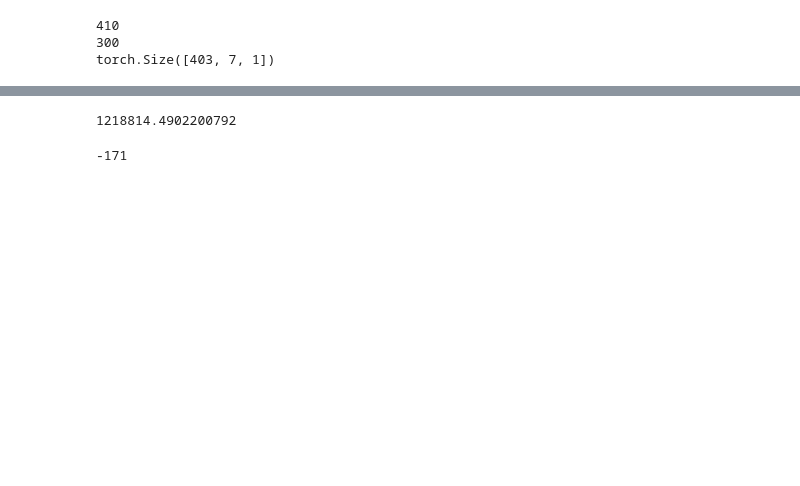
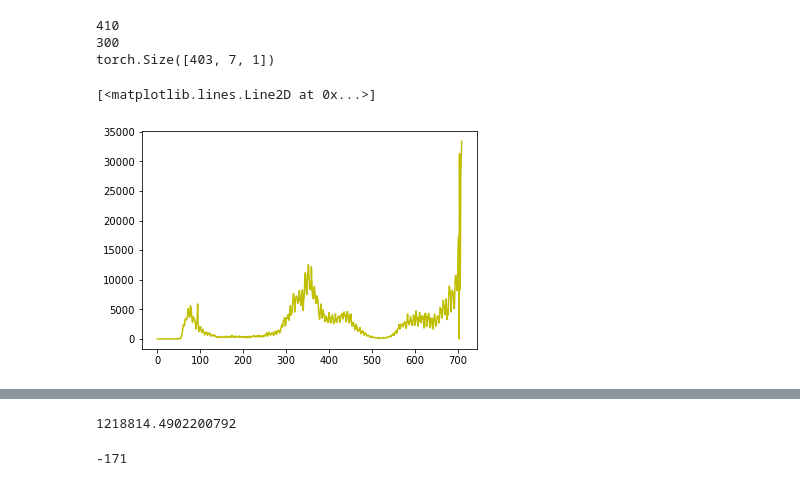
Before and after one commit to GoodrainCN/Covid_Trend, a Jupyter notebook: polynomial.ipynb, the cells around one changed output, grey strips where cells are left out. Saved outputs shown, nothing was run; the diff lists cells and outputs as text; code cells hidden in the pictures; blank space fills up the shorter version.

```diff
--- a/polynomial.ipynb
+++ b/polynomial.ipynb
@@ -67,5 +67,18 @@ test_y = (torch.tensor(t_y).float() / 1000.).reshape(-1, 1).to(device)
 410
 300
 torch.Size([403, 7, 1])
+# %%
+data_sample = data
+x = np.array([i for i in range(len(data_sample))])
+y = data_sample
+
+plt.plot(
+    x,
+    y,
+    color="y"
+)
+# %% [output]
+[<matplotlib.lines.Line2D at 0x...>]
+[figure, added]
 # %%
 # 多项式回归分析 250～400 之间的数据
```
Also changed, not shown: parts of 1 cell of this notebook, 3 other files.
